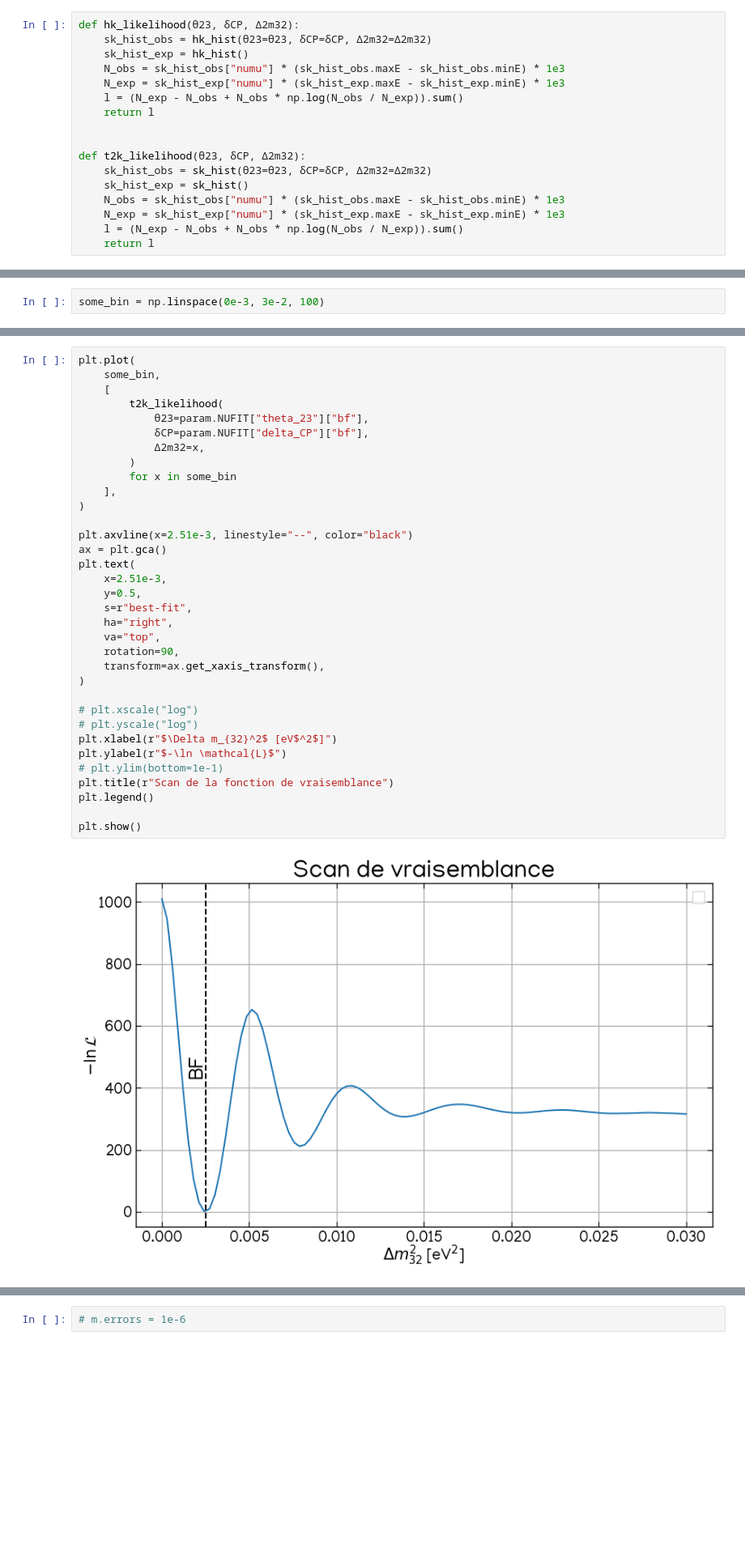
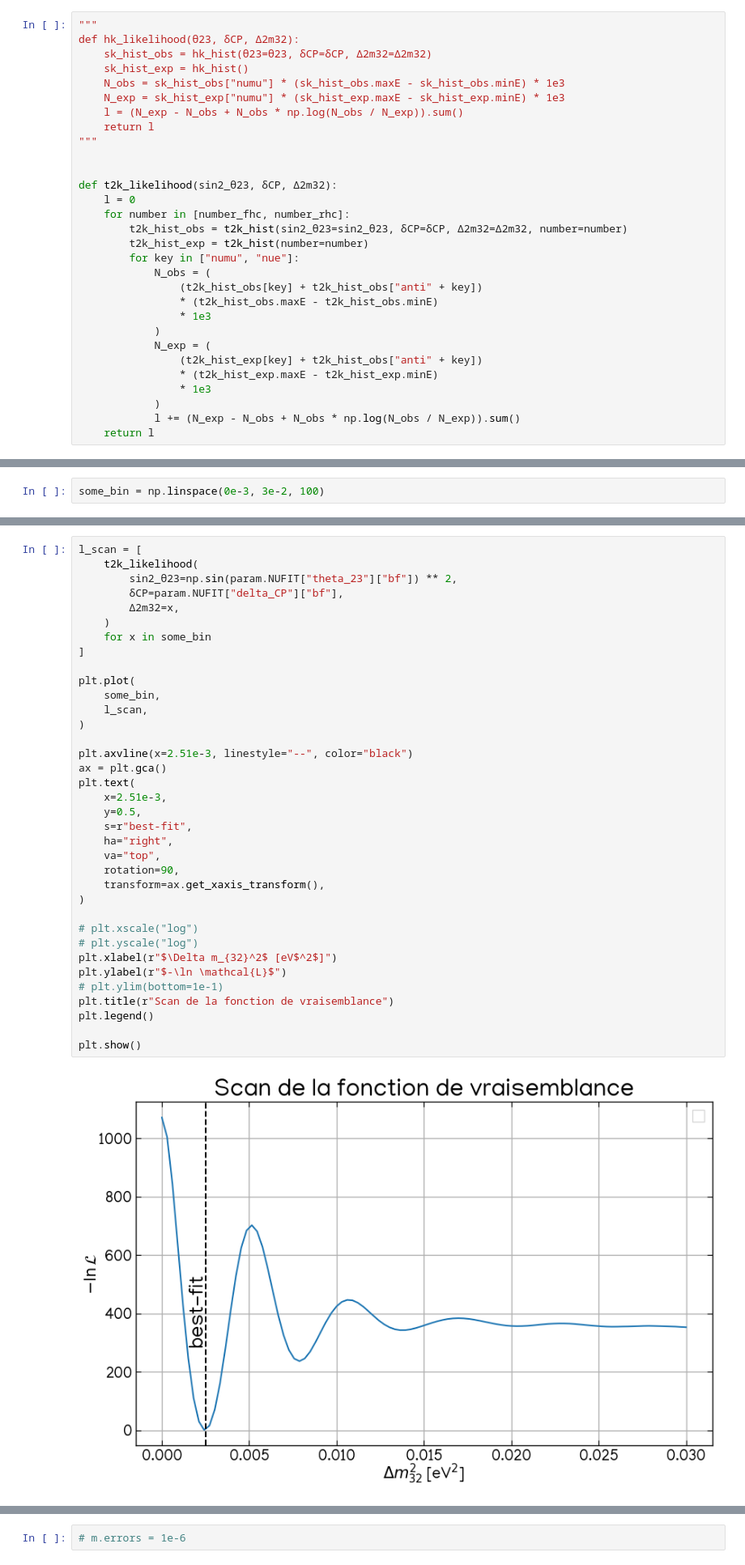
Before and after one commit to pboistier/energy-effects-T2K, a Jupyter notebook: docs/source/notebooks/minuit_fit.ipynb, the cells around one changed output, grey strips where cells are left out. Shown at 81% size. Cells and saved outputs as stored; diff of their text form; blank space fills up the shorter version.

Commit message:
New xsec for anti-nu events. Likelihood improved to go from 1 to 4 samples (FHC, RHC, nue, numu)

```diff
--- a/docs/source/notebooks/minuit_fit.ipynb
+++ b/docs/source/notebooks/minuit_fit.ipynb
@@ -150,4 +190,5 @@ sk_hist_bf = sk_hist()
 # %%
+"""
 def hk_likelihood(θ23, δCP, Δ2m32):
     sk_hist_obs = hk_hist(θ23=θ23, δCP=δCP, Δ2m32=Δ2m32)
     sk_hist_exp = hk_hist()
@@ -155,14 +196,26 @@ def hk_likelihood(θ23, δCP, Δ2m32):
     N_exp = sk_hist_exp["numu"] * (sk_hist_exp.maxE - sk_hist_exp.minE) * 1e3
     l = (N_exp - N_obs + N_obs * np.log(N_obs / N_exp)).sum()
     return l
+"""
 
 
-def t2k_likelihood(θ23, δCP, Δ2m32):
-    sk_hist_obs = sk_hist(θ23=θ23, δCP=δCP, Δ2m32=Δ2m32)
-    sk_hist_exp = sk_hist()
-    N_obs = sk_hist_obs["numu"] * (sk_hist_obs.maxE - sk_hist_obs.minE) * 1e3
-    N_exp = sk_hist_exp["numu"] * (sk_hist_exp.maxE - sk_hist_exp.minE) * 1e3
-    l = (N_exp - N_obs + N_obs * np.log(N_obs / N_exp)).sum()
+def t2k_likelihood(sin2_θ23, δCP, Δ2m32):
+    l = 0
+    for number in [number_fhc, number_rhc]:
+        t2k_hist_obs = t2k_hist(sin2_θ23=sin2_θ23, δCP=δCP, Δ2m32=Δ2m32, number=number)
+        t2k_hist_exp = t2k_hist(number=number)
+        for key in ["numu", "nue"]:
+            N_obs = (
+                (t2k_hist_obs[key] + t2k_hist_obs["anti" + key])
+                * (t2k_hist_obs.maxE - t2k_hist_obs.minE)
+                * 1e3
+            )
+            N_exp = (
+                (t2k_hist_exp[key] + t2k_hist_obs["anti" + key])
+                * (t2k_hist_exp.maxE - t2k_hist_exp.minE)
+                * 1e3
+            )
+            l += (N_exp - N_obs + N_obs * np.log(N_obs / N_exp)).sum()
     return l
 # %%
 t2k_likelihood(
@@ -189,40 +242,42 @@ rc(
     linewidth=1.0,
 )
 # %%
+l_scan = [
+    t2k_likelihood(
+        sin2_θ23=np.sin(param.NUFIT["theta_23"]["bf"]) ** 2,
+        δCP=param.NUFIT["delta_CP"]["bf"],
+        Δ2m32=x,
+    )
+    for x in some_bin
+]
+
 plt.plot(
     some_bin,
-    [
-        t2k_likelihood(
-            θ23=param.NUFIT["theta_23"]["bf"],
-            δCP=param.NUFIT["delta_CP"]["bf"],
-            Δ2m32=x,
-        )
-        for x in some_bin
-    ],
+    l_scan,
 )
 
 plt.axvline(x=2.51e-3, linestyle="--", color="black")
 ax = plt.gca()
 plt.text(
     x=2.51e-3,
     y=0.5,
     s=r"best-fit",
     ha="right",
     va="top",
     rotation=90,
     transform=ax.get_xaxis_transform(),
 )
 
 # plt.xscale("log")
 # plt.yscale("log")
 plt.xlabel(r"$\Delta m_{32}^2$ [eV$^2$]")
 plt.ylabel(r"$-\ln \mathcal{L}$")
 # plt.ylim(bottom=1e-1)
 plt.title(r"Scan de la fonction de vraisemblance")
 plt.legend()
 
 plt.show()
 # %% [output]
-[figure, old version]
+[figure, new version]
 # %%
 t2k_likelihood.errordef = Minuit.LIKELIHOOD
```
Also changed, not shown: parts of 14 cells of this notebook, 8 other files.
